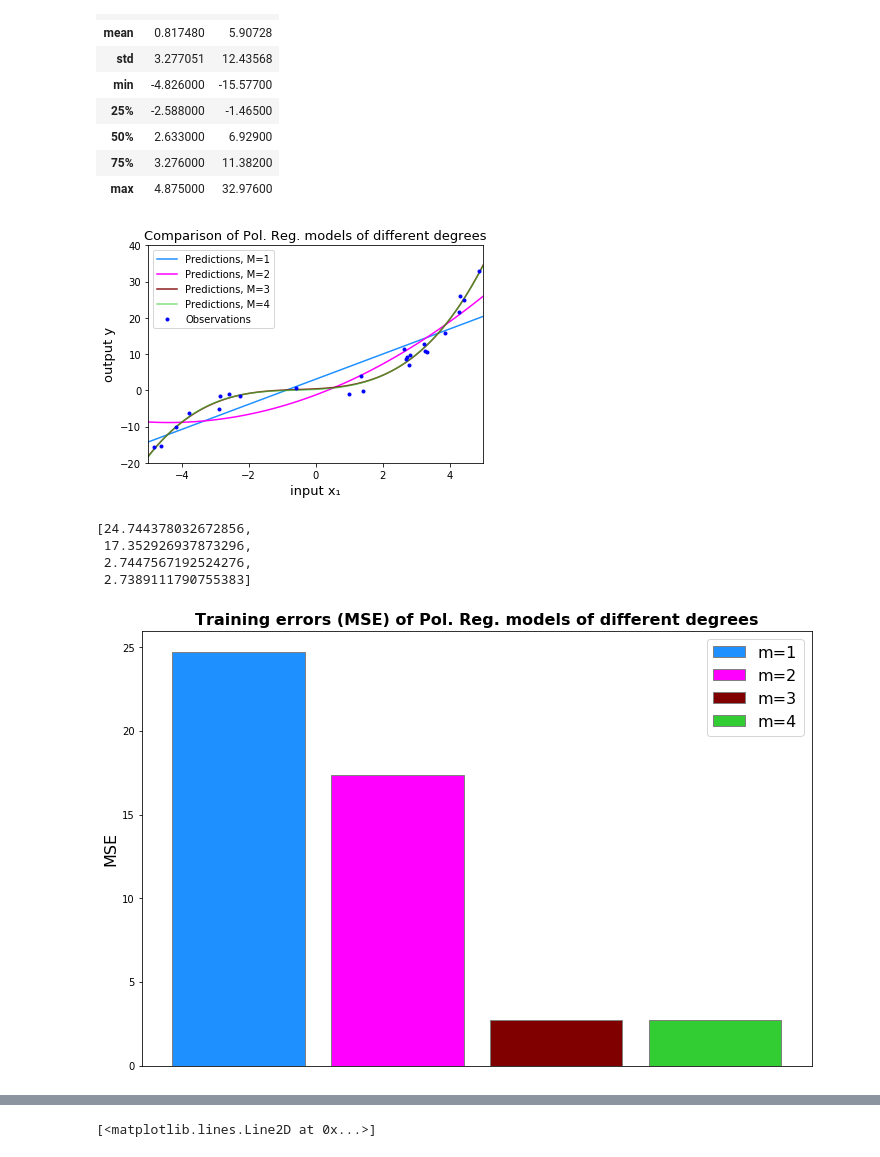
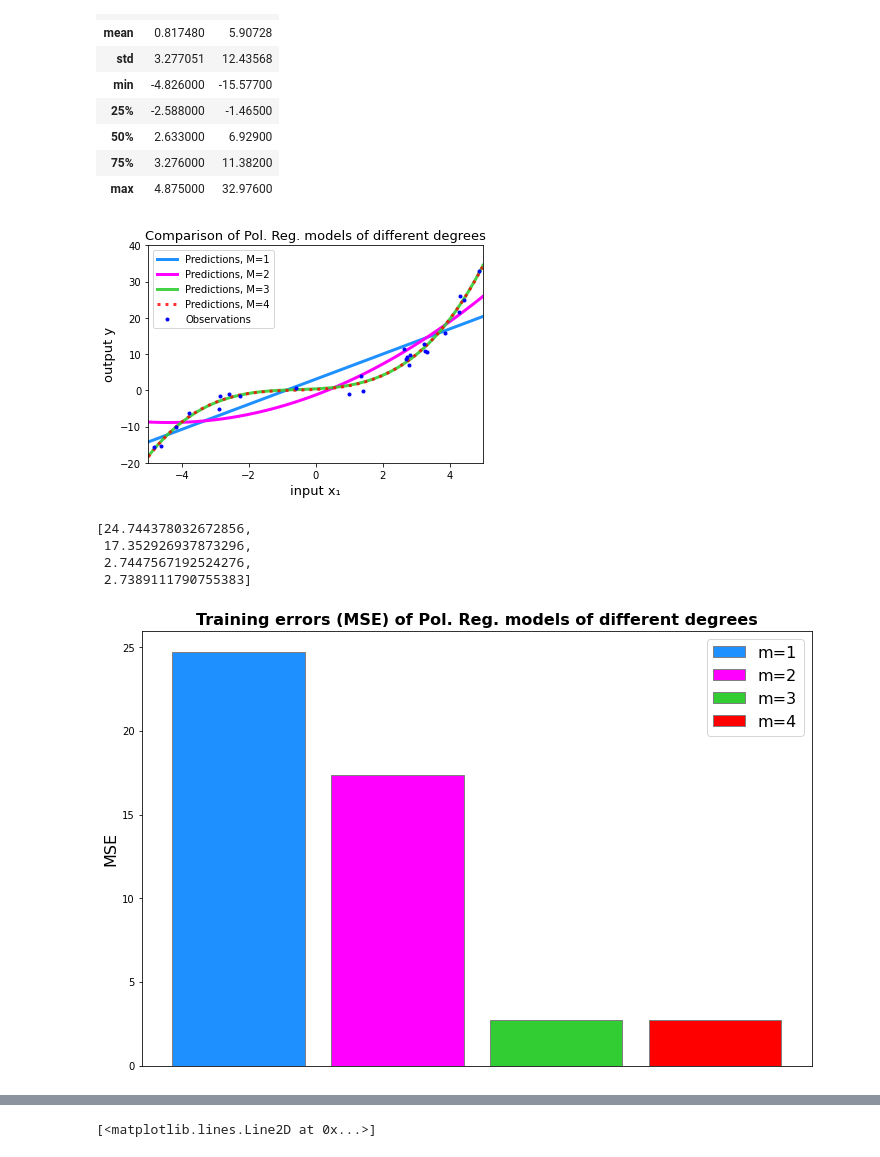
Before and after one commit to larswe/introductory-applied-machine-learning, a Jupyter notebook: Coursework 1/Untitled.ipynb, the cells around one changed output, grey strips where cells are left out. Drawn from its saved outputs; the diff is of its cells as text; code cells hidden in the pictures.

```diff
--- a/Coursework 1/Untitled.ipynb
+++ b/Coursework 1/Untitled.ipynb
@@ -150,38 +159,46 @@ y = reg_data["output"]
 from sklearn.preprocessing import PolynomialFeatures
 
 models = []
 Phi_polys = []
-colours = ["dodgerblue", "fuchsia", "maroon", "limegreen"]
-alphas = [1, 1, 0.9, 0.6]
+colours = ["dodgerblue", "fuchsia", "limegreen", "r"]
+alphas = [1, 1, 0.9, 0.8]
 
 for M in range(1,5):
     poly_features = PolynomialFeatures(degree=M, include_bias=False)
     X_poly = poly_features.fit_transform(X)
     Phi_poly = np.c_[np.ones((len(X_poly), 1)), X_poly]
     Phi_polys.append(Phi_poly)
 
     lin_reg = LinearRegression(fit_intercept=False)
     lin_reg.fit(Phi_poly, y)
     models.append(lin_reg)
 
     X_coords = np.linspace(-5, 5, 100)
     X_coords_poly = poly_features.transform(np.array(X_coords).reshape(-1, 1))
     Phi_coords_poly = np.c_[np.ones((len(X_coords_poly), 1)), X_coords_poly]
     y_predict = lin_reg.predict(Phi_coords_poly)
 
-    pred, = plt.plot(X_coords, y_predict, colours[M-1], alpha=alphas[M-1])
+    if (M != 4):
+        pred, = plt.plot(X_coords, y_predict, colours[M-1], alpha=alphas[M-1])
+    else:
+        pred, = plt.plot(X_coords, y_predict, "r:", alpha=alphas[M-1])
+
     pred.set_label("Predictions, M=" + str(M))
 
 obs, = plt.plot(X, y, "b.")
 obs.set_label("Observations")
-plt.legend()
+leg = plt.legend()
+for line in leg.get_lines():
+    line.set_linewidth(3.)
 plt.axis([-5, 5, -20, 40])
 plt.xlabel("input x\N{SUBSCRIPT ONE}", fontsize=13)
 plt.ylabel("output y", fontsize=13)
 plt.title("Comparison of Pol. Reg. models of different degrees", fontsize=13)
+for line in plt.gca().lines:
+    line.set_linewidth(3.)
 plt.show()
 # %% [output]
-[figure, old version]
+[figure, new version]
 # %%
 errors = [mean_squared_error(y, models[i].predict(Phi_polys[i])) for i in range(len(models))]
 errors
@@ -212,7 +229,7 @@ plt.legend(prop={'size': 16})
 plt.title("Training errors (MSE) of Pol. Reg. models of different degrees", fontsize=16, fontweight="bold")
 plt.show()
 # %% [output]
-[figure, old version]
+[figure, new version]
 # %%
 def single_rbf(x, c, alpha):
     return np.exp((-1/2) * (x-c)**2 / alpha**2)
```
Also changed, not shown: parts of 12 cells of this notebook, 4 other files.
